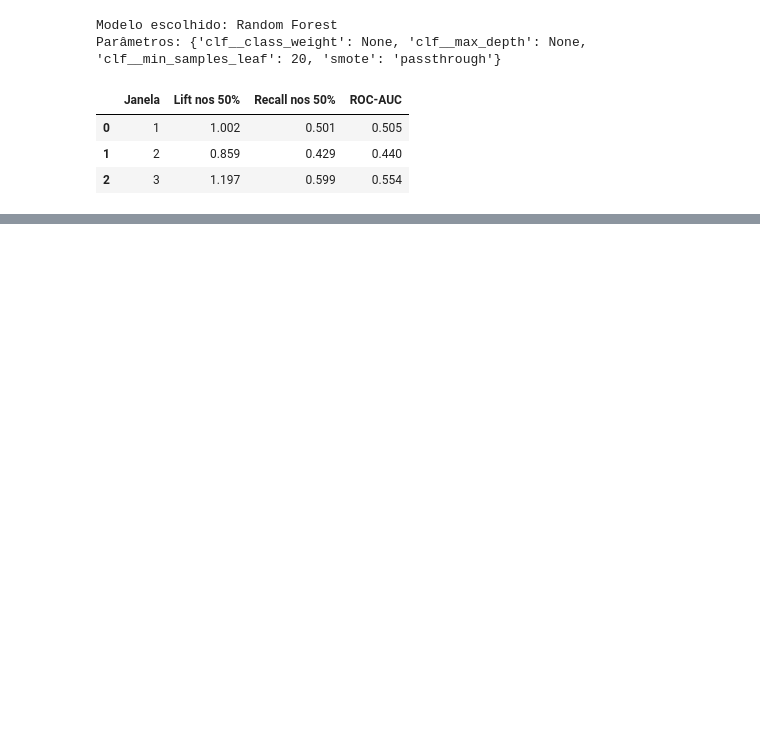
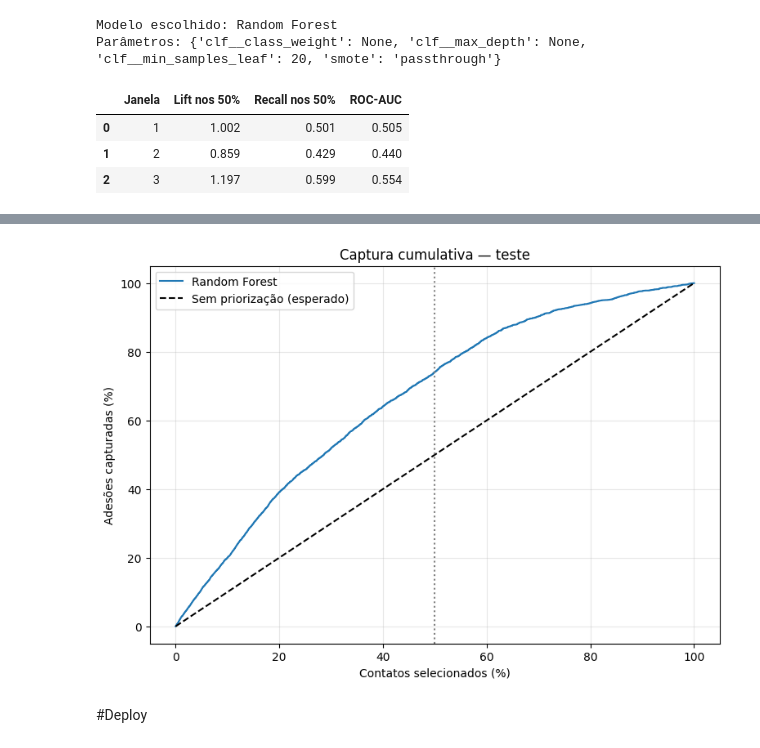
Before and after one commit to Maria-Isadora-Camargo/du_mkt_bancario_CDAN, a Jupyter notebook: du_mkt_bancario.ipynb, the cells around one changed output, grey strips where cells are left out. Saved outputs shown, nothing was run; the diff lists cells and outputs as text; code cells hidden in the pictures; blank space fills up the shorter version.

Commit message:
Avaliação Final + Deploy

```diff
--- a/du_mkt_bancario.ipynb
+++ b/du_mkt_bancario.ipynb
@@ -649,0 +652,18 @@ display(estabilidade.round(3))
+# %%
+#modelo já treinado nos 80%, escolhido sem usar as métricas do teste
+modelo_final = busca_escolhida.best_estimator_
+probs_test = modelo_final.predict_proba(X_test)[:, 1]
+metricas_teste = metricas_50(y_test, probs_test)
+quantidade = int(np.ceil(len(y_test) * 0.5))
+fracao = quantidade / len(y_test)
+
+print('AVALIAÇÃO FINAL —', nome_escolhido)
+print(f'Contatos selecionados: {quantidade}')
+print(f'Precision aleatória esperada: {y_test.mean():.2%}')
+print(f"Precision do modelo: {metricas_teste['precision_50']:.2%}")
+print(f'Recall aleatório esperado: {fracao:.2%}')
+print(f"Recall do modelo: {metricas_teste['recall_50']:.2%}")
+print(f"Lift cumulativo: {metricas_teste['lift_50']:.3f}")
+print(f"Ganho relativo sobre baseline: {metricas_teste['lift_50'] - 1:.2%}")
+print(f"ROC-AUC: {metricas_teste['ROC_AUC']:.3f}")
+print(f"Average Precision: {metricas_teste['AP']:.3f}")
@@ -649,0 +681,17 @@ display(estabilidade.round(3))
+# %%
+#captura cumulativa no teste (convenção de curva usada no artigo)
+contatos, captura = curva_cumulativa(y_test, probs_test)
+plt.figure(figsize=(9, 6))
+plt.plot(contatos * 100, captura * 100, label=nome_escolhido)
+plt.plot([0, 100], [0, 100], '--', color='black', label='Sem priorização (esperado)')
+plt.axvline(50, linestyle=':', color='gray')
+plt.xlabel('Contatos selecionados (%)')
+plt.ylabel('Adesões capturadas (%)')
+plt.title('Captura cumulativa — teste')
+plt.legend()
+plt.grid(alpha=0.3)
+plt.show()
+# %% [output]
+[figure, added]
+# %% [markdown]
+#Deploy
```
Also changed, not shown: parts of 5 cells of this notebook.
